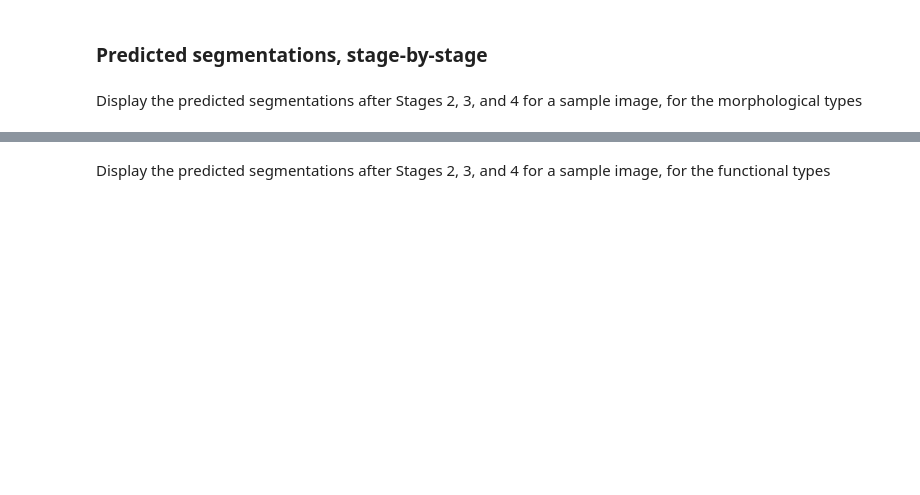
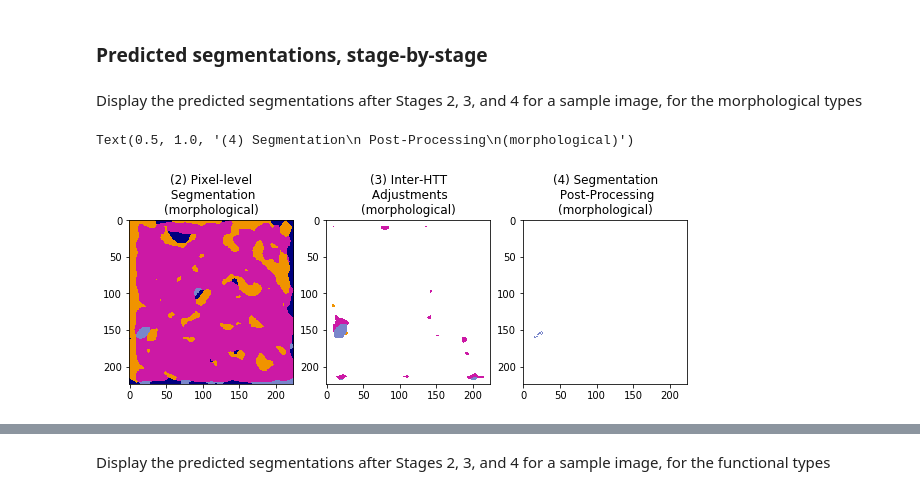
Before and after one commit to jongtaeklee/hsn_v1, a Jupyter notebook: demo_01_segment_patches-gpu-work3.ipynb, the cells around one changed output, grey strips where cells are left out. Cells and saved outputs as stored; diff of their text form; code cells hidden in the pictures; blank space fills up the shorter version.

```diff
--- a/demo_01_segment_patches-gpu-work3.ipynb
+++ b/demo_01_segment_patches-gpu-work3.ipynb
@@ -205,13 +246,16 @@ plt.title('Functional\n ground truth')
 # %% [markdown]
 Display the predicted segmentations after Stages 2, 3, and 4 for a sample image, for the morphological types
 # %%
-plt.figure
+plt.figure(figsize=[10,10])
 plt.subplot(131)
-plt.imshow(hsn.ablative_segmasks['GradCAM'][0][0])
+plt.imshow(hsn.ablative_segmasks['GradCAM'][0][1])
 plt.title('(2) Pixel-level\n Segmentation\n(morphological)')
 plt.subplot(132)
-plt.imshow(hsn.ablative_segmasks['Adjust'][0][0])
+plt.imshow(hsn.ablative_segmasks['Adjust'][0][1])
 plt.title('(3) Inter-HTT\n Adjustments\n(morphological)')
 plt.subplot(133)
-plt.imshow(hsn.ablative_segmasks['CRF'][0][0])
+plt.imshow(hsn.ablative_segmasks['CRF'][0][1])
 plt.title('(4) Segmentation\n Post-Processing\n(morphological)')
+# %% [output]
+Text(0.5, 1.0, '(4) Segmentation\n Post-Processing\n(morphological)')
+[figure, added]
```
Also changed, not shown: parts of 22 cells of this notebook.
